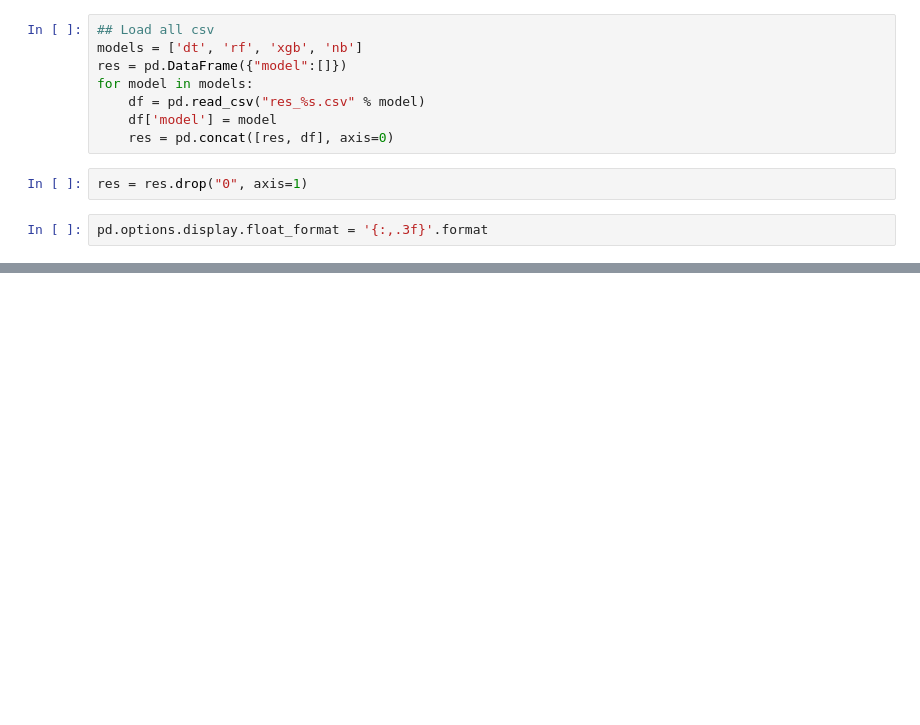
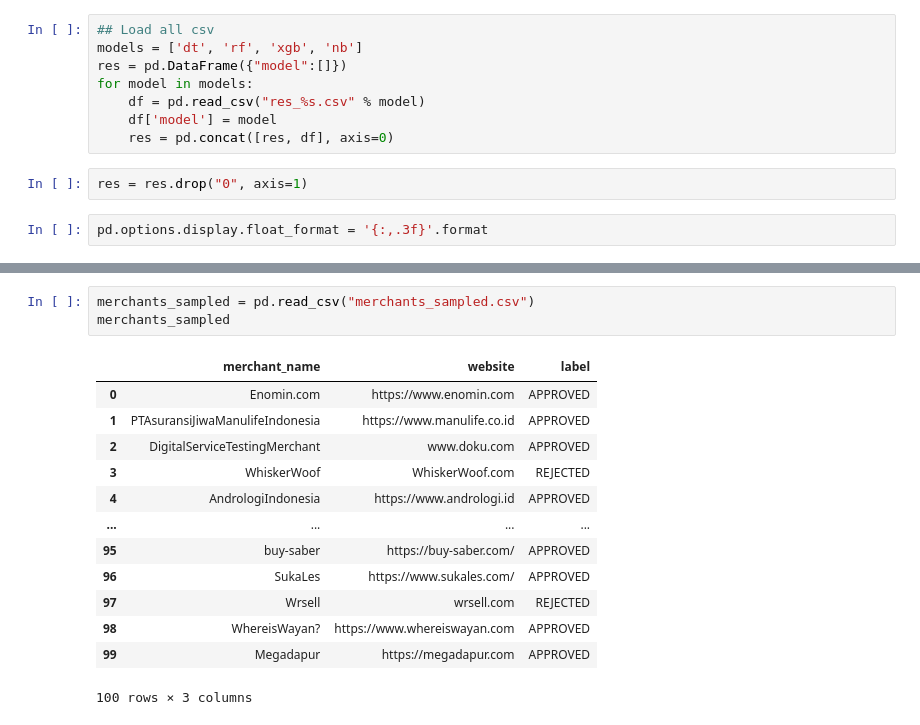
Before and after one commit to bahyhelmihp/web-crawler, a Jupyter notebook: api/datasets/Summary.ipynb, the cells around one changed output, grey strips where cells are left out. Cells and saved outputs as stored; diff of their text form; blank space fills up the shorter version.

```diff
--- a/api/datasets/Summary.ipynb
+++ b/api/datasets/Summary.ipynb
@@ -73,0 +101,17 @@ pd.read_csv("tes_n.csv")
+# %%
+merchants_sampled = pd.read_csv("merchants_sampled.csv")
+merchants_sampled
+# %% [output]
+|  | merchant_name | website | label |
+| 0 | Enomin.com | https://www.enomin.com | APPROVED |
+| 1 | PTAsuransiJiwaManulifeIndonesia | https://www.manulife.co.id | APPROVED |
+| 2 | DigitalServiceTestingMerchant | www.doku.com | APPROVED |
+| 3 | WhiskerWoof | WhiskerWoof.com | REJECTED |
+| 4 | AndrologiIndonesia | https://www.andrologi.id | APPROVED |
+| ... | ... | ... | ... |
+| 95 | buy-saber | https://buy-saber.com/ | APPROVED |
+| 96 | SukaLes | https://www.sukales.com/ | APPROVED |
+| 97 | Wrsell | wrsell.com | REJECTED |
+| 98 | WhereisWayan? | https://www.whereiswayan.com | APPROVED |
+| 99 | Megadapur | https://megadapur.com | APPROVED |
+100 rows × 3 columns
```
Also changed, not shown: parts of 15 cells of this notebook, 2 other files.
